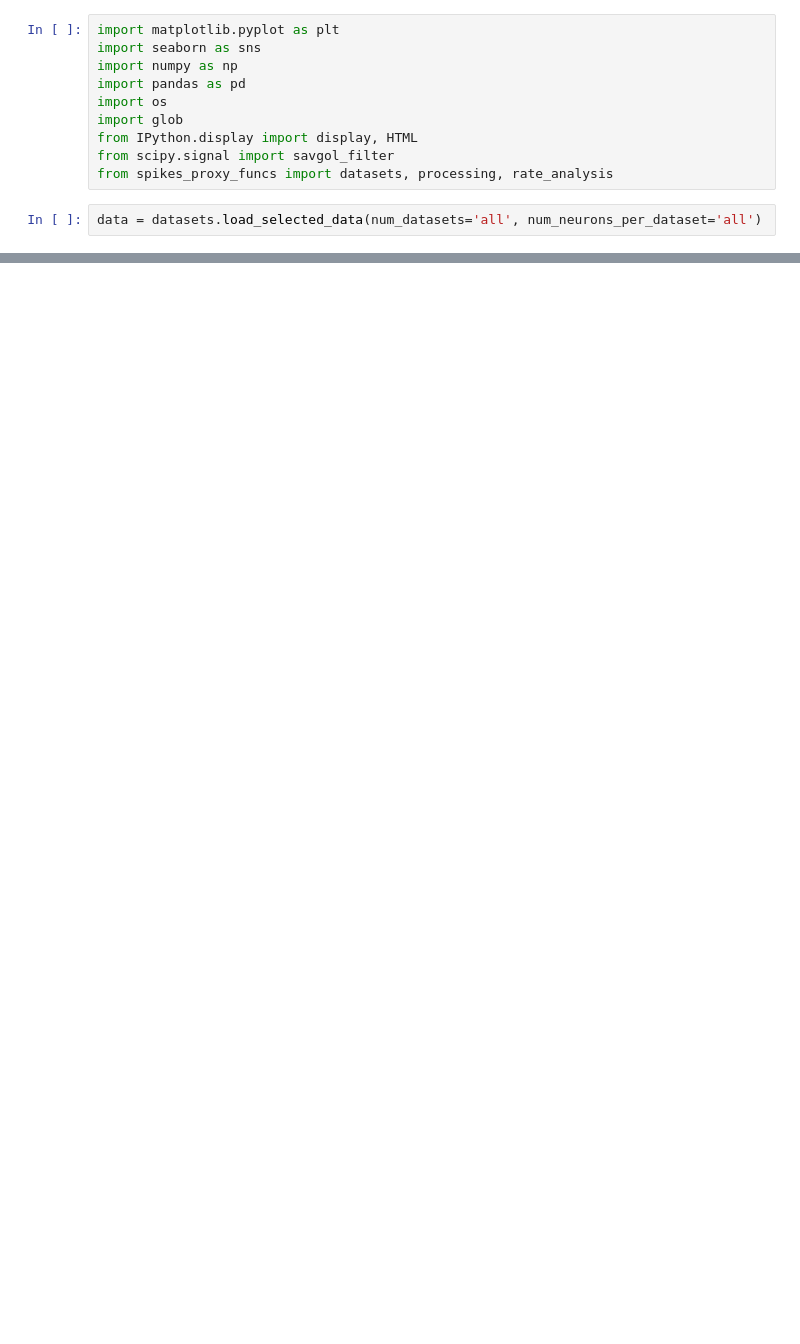
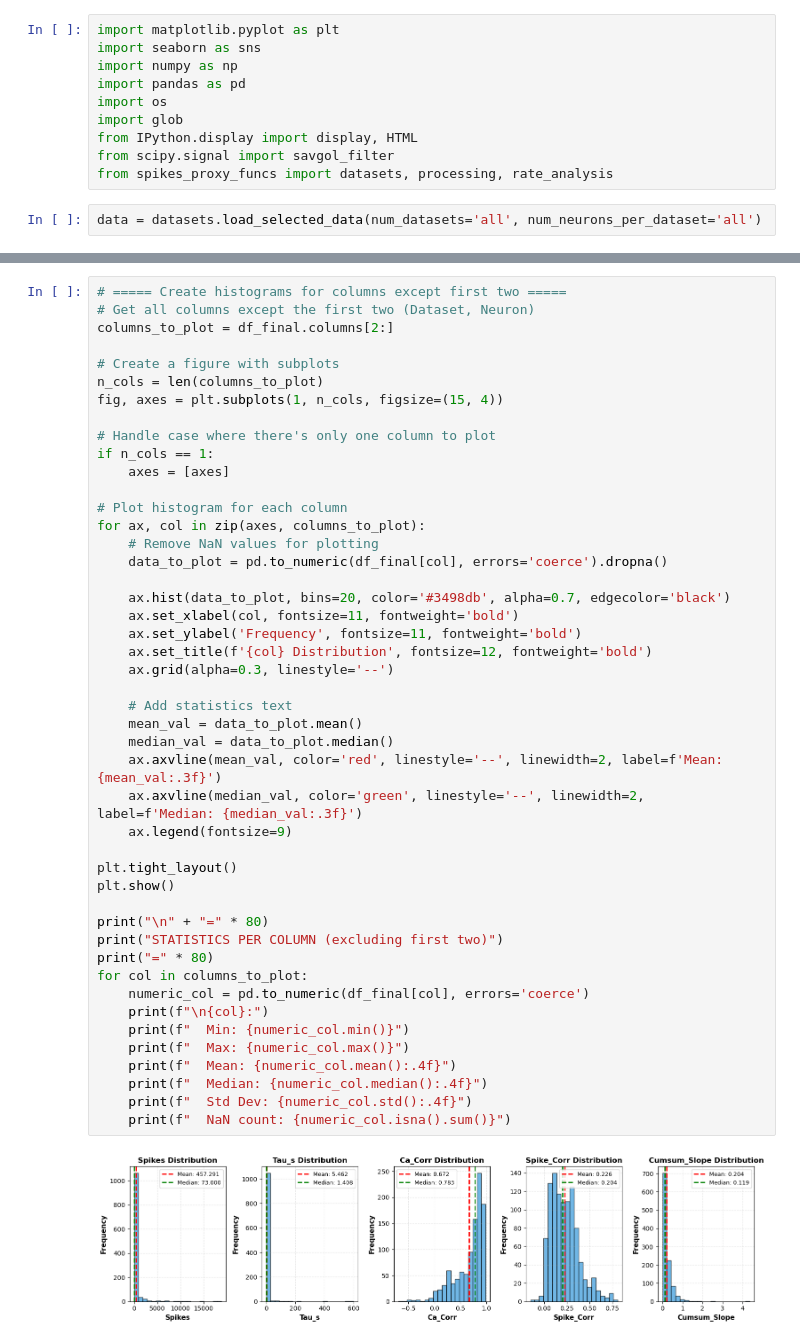
Before and after one commit to mjoudy/Cascade, a Jupyter notebook: nature_review_datasets.ipynb, the cells around one changed output, grey strips where cells are left out. Drawn from its saved outputs; the diff is of its cells as text; blank space fills up the shorter version.

```diff
--- a/nature_review_datasets.ipynb
+++ b/nature_review_datasets.ipynb
@@ -95,0 +210,48 @@ Processing 1157/1157...
+# %%
+# ===== Create histograms for columns except first two =====
+# Get all columns except the first two (Dataset, Neuron)
+columns_to_plot = df_final.columns[2:]
+
+# Create a figure with subplots
+n_cols = len(columns_to_plot)
+fig, axes = plt.subplots(1, n_cols, figsize=(15, 4))
+
+# Handle case where there's only one column to plot
+if n_cols == 1:
+    axes = [axes]
+
+# Plot histogram for each column
+for ax, col in zip(axes, columns_to_plot):
+    # Remove NaN values for plotting
+    data_to_plot = pd.to_numeric(df_final[col], errors='coerce').dropna()
+
+    ax.hist(data_to_plot, bins=20, color='#3498db', alpha=0.7, edgecolor='black')
+    ax.set_xlabel(col, fontsize=11, fontweight='bold')
+    ax.set_ylabel('Frequency', fontsize=11, fontweight='bold')
+    ax.set_title(f'{col} Distribution', fontsize=12, fontweight='bold')
+    ax.grid(alpha=0.3, linestyle='--')
+
+    # Add statistics text
+    mean_val = data_to_plot.mean()
+    median_val = data_to_plot.median()
+    ax.axvline(mean_val, color='red', linestyle='--', linewidth=2, label=f'Mean: {mean_val:.3f}')
+    ax.axvline(median_val, color='green', linestyle='--', linewidth=2, label=f'Median: {median_val:.3f}')
+    ax.legend(fontsize=9)
+
+plt.tight_layout()
+plt.show()
+
+print("\n" + "=" * 80)
+print("STATISTICS PER COLUMN (excluding first two)")
+print("=" * 80)
+for col in columns_to_plot:
+    numeric_col = pd.to_numeric(df_final[col], errors='coerce')
+    print(f"\n{col}:")
+    print(f"  Min: {numeric_col.min()}")
+    print(f"  Max: {numeric_col.max()}")
+    print(f"  Mean: {numeric_col.mean():.4f}")
+    print(f"  Median: {numeric_col.median():.4f}")
+    print(f"  Std Dev: {numeric_col.std():.4f}")
+    print(f"  NaN count: {numeric_col.isna().sum()}")
+# %% [output]
+[figure, added]
```
Also changed, not shown: parts of 6 cells of this notebook, 1 other file.
